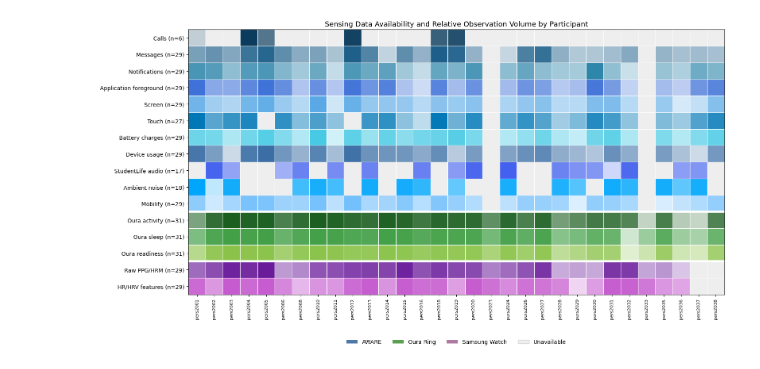
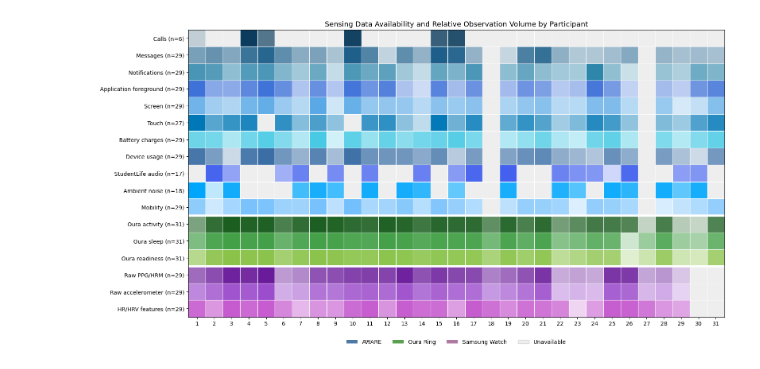
Before and after one commit to nedamhs/SoLo_analysis, a Jupyter notebook: technical_validation/data_coverage.ipynb, the cells around one changed output. Drawn from its saved outputs; the diff is of its cells as text; code cells hidden in the pictures.

```diff
--- a/technical_validation/data_coverage.ipynb
+++ b/technical_validation/data_coverage.ipynb
@@ -177,12 +160,19 @@ dtype: int64
 # %%
-participant_dirs = sorted([p for p in DATASET_DIR.iterdir() if p.is_dir()], key=lambda x: x.name)
+participant_dirs = sorted([p for p in DATASET_DIR.iterdir() if p.is_dir()], key=lambda x: int(x.name.replace("participant_", "")))
 
-modalities = ["Calls", "Messages", "Notifications", "Application foreground", "Screen", "Touch", "Battery charges", "Device usage", "StudentLife audio", "Ambient noise", "Mobility", "Oura activity", "Oura sleep", "Oura readiness", "Raw PPG/HRM", "HR/HRV features"]
-row_groups = {"Calls":"AWARE", "Messages":"AWARE", "Notifications":"AWARE", "Application foreground":"AWARE", "Screen":"AWARE", "Touch":"AWARE", "Battery charges":"AWARE", "Device usage":"AWARE", "StudentLife audio":"AWARE", "Ambient noise":"AWARE", "Mobility":"AWARE", "Oura activity":"Oura", "Oura sleep":"Oura", "Oura readiness":"Oura", "Raw PPG/HRM":"Samsung", "HR/HRV features":"Samsung"}
-row_colors = {"Calls":"#0B3C5D", "Messages":"#1D5F8A", "Notifications":"#2E86AB", "Application foreground":"#3F72D8", "Screen":"#5AA9E6", "Touch":"#0077B6", "Battery charges":"#48CAE4", "Device usage":"#3A6EA5", "StudentLife audio":"#4361EE", "Ambient noise":"#00A6FB", "Mobility":"#74C0FC", "Oura activity":"#1B5E20", "Oura sleep":"#43A047", "Oura readiness":"#8BC34A", "Raw PPG/HRM":"#6A1B9A", "HR/HRV features":"#C65BCF"}
+modalities = ["Calls", "Messages", "Notifications", "Application foreground", "Screen", "Touch", "Battery charges", "Device usage", "StudentLife audio", "Ambient noise", "Mobility", "Oura activity", "Oura sleep", "Oura readiness", "Raw PPG/HRM", "Raw accelerometer", "HR/HRV features"]
+row_groups = {"Calls":"AWARE", "Messages":"AWARE", "Notifications":"AWARE", "Application foreground":"AWARE", "Screen":"AWARE", "Touch":"AWARE", "Battery charges":"AWARE", "Device usage":"AWARE", "StudentLife audio":"AWARE", "Ambient noise":"AWARE", "Mobility":"AWARE", "Oura activity":"Oura", "Oura sleep":"Oura", "Oura readiness":"Oura", "Raw PPG/HRM":"Samsung", "Raw accelerometer" : "Samsung", "HR/HRV features":"Samsung"}
+row_colors = {"Calls":"#0B3C5D", "Messages":"#1D5F8A", "Notifications":"#2E86AB", "Application foreground":"#3F72D8", "Screen":"#5AA9E6", "Touch":"#0077B6", "Battery charges":"#48CAE4", "Device usage":"#3A6EA5", "StudentLife audio":"#4361EE", "Ambient noise":"#00A6FB", "Mobility":"#74C0FC", "Oura activity":"#1B5E20", "Oura sleep":"#43A047", "Oura readiness":"#8BC34A", "Raw PPG/HRM":"#6A1B9A", "Raw accelerometer":"#9C4DCC", "HR/HRV features":"#C65BCF"}
 group_legend_colors = {"AWARE":"#4E79A7", "Oura":"#59A14F", "Samsung":"#AF7AA1"}
 unavailable_color = "#EEEEEE"
-file_map = {"Calls":["AWARE/calls.csv"], "Messages":["AWARE/messages.csv"], "Notifications":["AWARE/notifications.csv"], "Application foreground":["AWARE/applications_foreground.csv"], "Screen":["AWARE/screen.csv"], "Touch":["AWARE/touch.csv"], "Battery charges":["AWARE/battery.csv"], "Device usage":["AWARE/device_usage.csv"], "StudentLife audio":["AWARE/studentlife_audio.csv"], "Ambient noise":["AWARE/ambient_noise.csv"], "Mobility":["AWARE/mobility_features.csv"], "Oura activity":["Oura/activity_daily.csv"], "Oura sleep":["Oura/sleep_daily.csv"], "Oura readiness":["Oura/readiness_daily.csv"], "Raw PPG/HRM":["Samsung/raw_watch.csv"], "HR/HRV features":["Samsung/hrv_5min.csv"]}
+
+file_map = {"Calls":["AWARE/calls.csv"], "Messages":["AWARE/messages.csv"], "Notifications":["AWARE/notifications.csv"],
+            "Application foreground":["AWARE/applications_foreground.csv"], "Screen":["AWARE/screen.csv"],
+            "Touch":["AWARE/touch.csv"], "Battery charges":["AWARE/battery_charges.csv"], "Device usage":["AWARE/device_usage.csv"],
+            "StudentLife audio":["AWARE/studentlife_audio.csv"], "Ambient noise":["AWARE/ambient_noise.csv"],
+            "Mobility":["AWARE/mobility_features.csv"],
+            "Oura activity":["Oura/activity_daily.csv"], "Oura sleep":["Oura/sleep_daily.csv"], "Oura readiness":["Oura/readiness_daily.csv"],
+            "Raw PPG/HRM":["Samsung/raw_ppg_hrm.csv"], "Raw accelerometer":["Samsung/raw_accelerometer.csv"], "HR/HRV features":["Samsung/hrv_5min.csv"]}
 
 def count_csv_rows(path): return max(int(subprocess.run(["wc", "-l", str(path)], capture_output=True, text=True).stdout.strip().split()[0]) - 1, 0) if path.exists() and path.is_file() else 0
 
@@ -204,34 +194,39 @@ for modality in modalities:
 
 # print("\nRaw observation counts:")
 # display(count_df.astype(int))
 # print("\nLog-transformed observation counts:")
 # display(log_count_df.round(2))
 
 fig, ax = plt.subplots(figsize=(16, 8.5))
 
 for i, modality in enumerate(availability_df.index):
     for j, participant in enumerate(availability_df.columns):
         alpha = normalized_df.iloc[i, j]
         color = to_rgba(row_colors[modality], alpha=alpha) if availability_df.iloc[i, j] == 1 else unavailable_color
         ax.add_patch(plt.Rectangle((j, i), 1, 1, facecolor=color, edgecolor="white", linewidth=0.8))
 
 ax.axhline(11, color="white", linewidth=4)
 ax.axhline(14, color="white", linewidth=4)
 ax.set_xlim(0, len(availability_df.columns))
 ax.set_ylim(len(availability_df.index), 0)
 ax.set_xticks(np.arange(len(availability_df.columns)) + 0.5)
-ax.set_xticklabels(availability_df.columns, rotation=90, fontsize=8)
+ax.set_xticklabels([p.replace("participant_", "") for p in availability_df.columns], rotation=0, fontsize=10)
 ax.set_yticks(np.arange(len(availability_df.index)) + 0.5)
 ax.set_yticklabels([f"{modality} (n={int(availability_df.loc[modality].sum())})" for modality in availability_df.index], fontsize=10)
-# ax.set_xlabel("Participant", fontsize=11)
 ax.set_ylabel("")
 ax.set_title("Sensing Data Availability and Relative Observation Volume by Participant", fontsize=13)
 
 legend_handles = [Patch(facecolor=group_legend_colors["AWARE"], label="AWARE"), Patch(facecolor=group_legend_colors["Oura"], label="Oura Ring"), Patch(facecolor=group_legend_colors["Samsung"], label="Samsung Watch"), Patch(facecolor=unavailable_color, edgecolor="lightgray", label="Unavailable")]
 
-ax.legend(handles=legend_handles, loc="upper center", bbox_to_anchor=(0.5, -0.15), ncol=4, frameon=False)
+ax.legend(handles=legend_handles, loc="upper center", bbox_to_anchor=(0.5, -0.06), ncol=4, frameon=False)
 
 plt.tight_layout()
+
+
+ax.legend(handles=legend_handles, loc="upper center", bbox_to_anchor=(0.5, -0.06), ncol=4, frameon=False)
+
+plt.tight_layout()
+
 plt.show()
 # %% [output]
-[figure, old version]
+[figure, new version]
```
Also changed, not shown: parts of 2 cells of this notebook, 3 other files.
